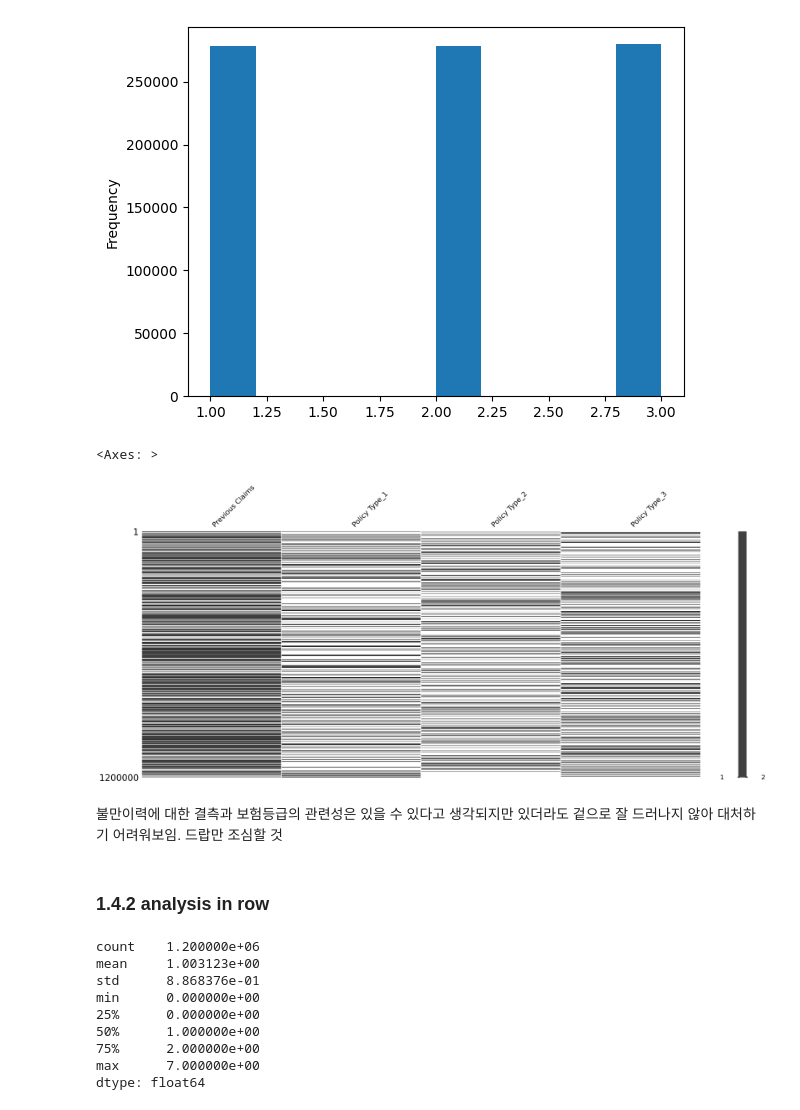
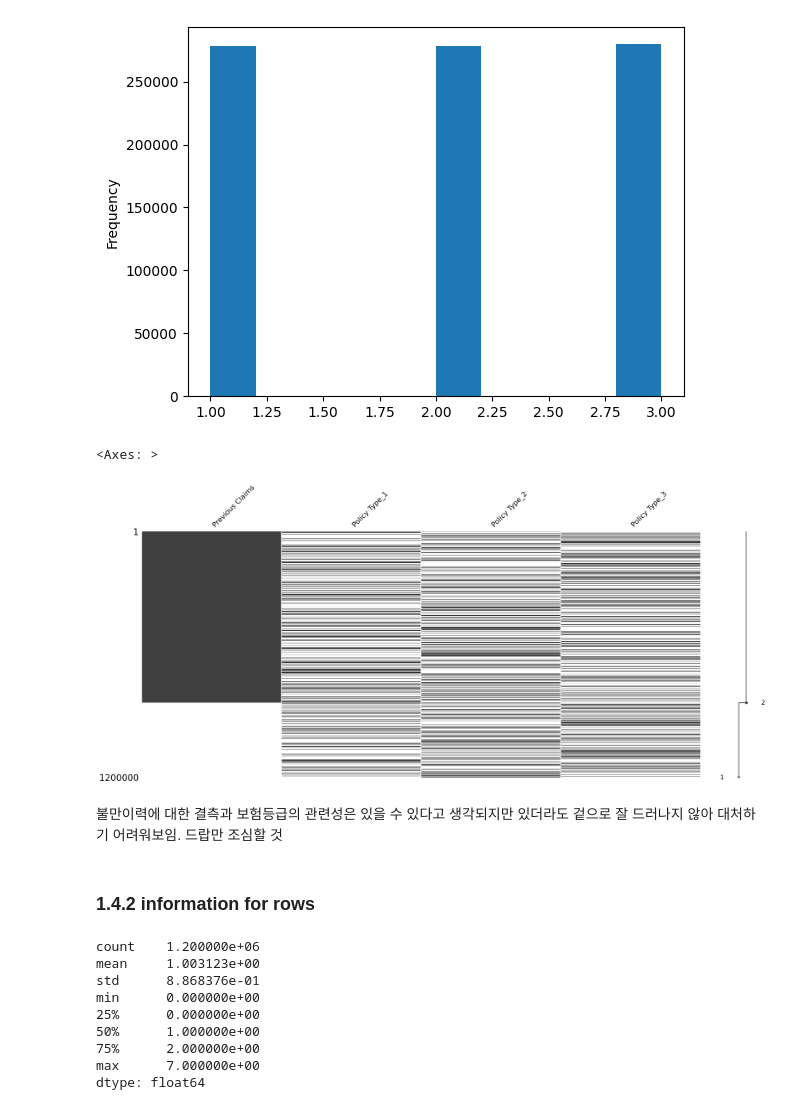
Before and after one commit to snaiws/kaggle, a Jupyter notebook: src/projects/Regression_with_an_Insurance_Dataset/EDA2.ipynb, the cells around one changed output. Cells and saved outputs as stored; diff of their text form; code cells hidden in the pictures.

```diff
--- a/src/projects/Regression_with_an_Insurance_Dataset/EDA2.ipynb
+++ b/src/projects/Regression_with_an_Insurance_Dataset/EDA2.ipynb
@@ -1068,14 +1060,14 @@ catmv[catmv["Previous Claims_mv"] == 0]["Policy Type"].plot(kind="hist")
 <Axes: ylabel='Frequency'>
 [figure]
 # %%
-msno.matrix(pd.get_dummies(train_p1[["Previous Claims", "Policy Type"]], columns = ["Policy Type"]).replace(False, np.nan))
+msno.matrix(pd.get_dummies(train_p1[["Previous Claims", "Policy Type"]], columns = ["Policy Type"]).replace(False, np.nan).sort_values(by="Previous Claims"))
 # %% [output]
 <Axes: >
-[figure, old version]
+[figure, new version]
 # %% [markdown]
 불만이력에 대한 결측과 보험등급의 관련성은 있을 수 있다고 생각되지만 있더라도 겉으로 잘 드러나지 않아 대처하기 어려워보임. 드랍만 조심할 것
 # %% [markdown]
-### 1.4.2 analysis in row
+### 1.4.2 information for rows
 # %%
 train_p1.isna().sum(axis=1).describe()
 # %% [output]
```
Also changed, not shown: parts of 33 cells of this notebook, 9 other files.
